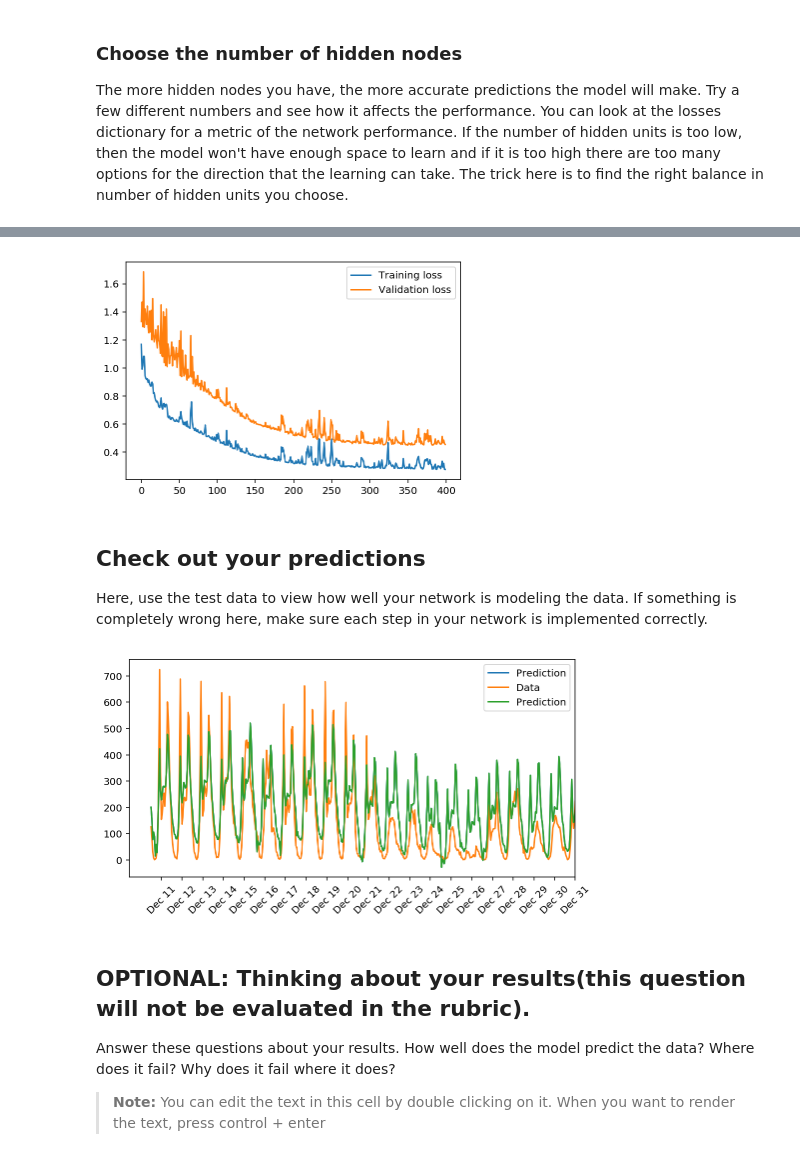
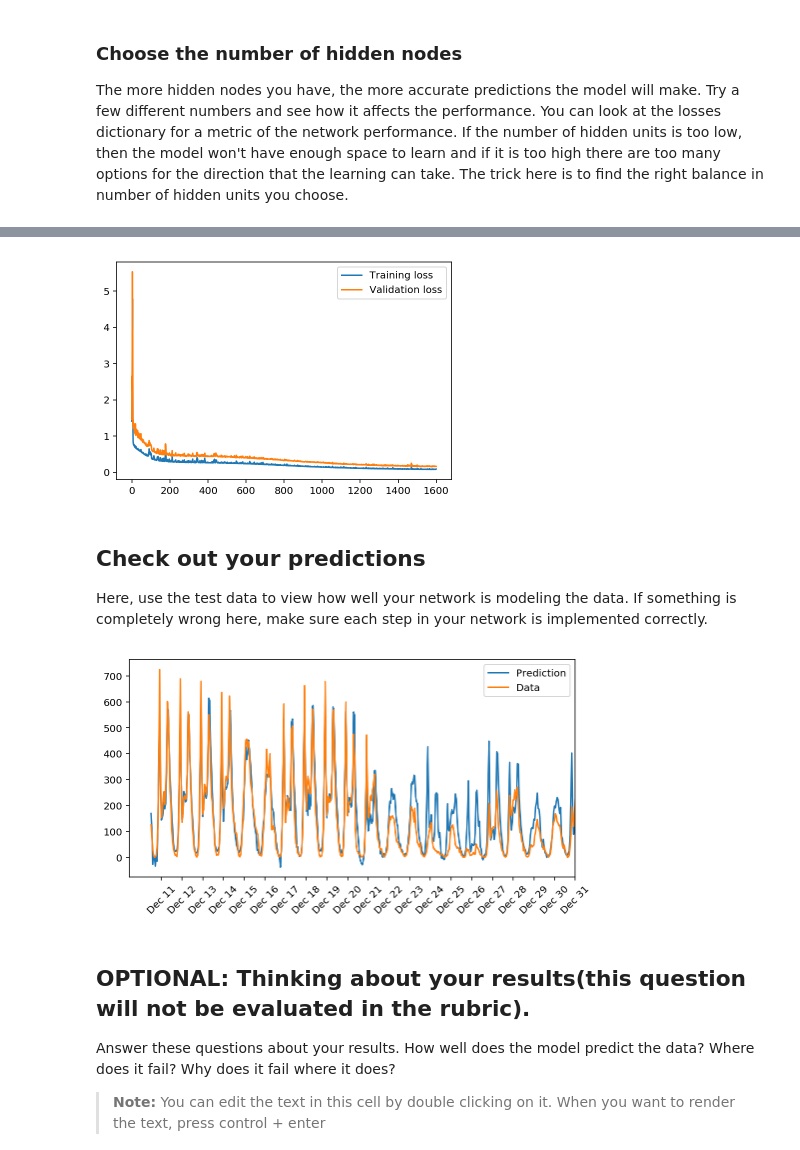
Before and after one commit to gfphoenix/first-neural-network, a Jupyter notebook: Your_first_neural_network.ipynb, the cells around one changed output, grey strips where cells are left out. Saved outputs shown, nothing was run; the diff lists cells and outputs as text; code cells hidden in the pictures.

```diff
--- a/Your_first_neural_network.ipynb
+++ b/Your_first_neural_network.ipynb
@@ -307,8 +307,8 @@ The more hidden nodes you have, the more accurate predictions the model will mak
 import sys
 
 ### Set the hyperparameters here ###
-iterations = 400
-learning_rate = 0.5
+iterations = 1600
+learning_rate = 0.8
 hidden_nodes = 12
 output_nodes = 1
 
@@ -322,8 +322,8 @@ for ii in range(iterations):
     X, y = train_features.ix[batch].values, train_targets.ix[batch]['cnt']
 
     network.train(X, y)
-    if ii % 10 == 0:
-        learning_rate *= .8
+    if ii % 80 == 0:
+        learning_rate = learning_rate * 0.85
     # Printing out the training progress
     train_loss = MSE(network.run(train_features).T, train_targets['cnt'].values)
     val_loss = MSE(network.run(val_features).T, val_targets['cnt'].values)
@@ -342,7 +342,7 @@ plt.plot(losses['validation'], label='Validation loss')
 plt.legend()
 _ = plt.ylim()
 # %% [output]
-[figure, old version]
+[figure, new version]
 # %% [markdown]
 ## Check out your predictions
 
@@ -350,20 +350,20 @@ Here, use the test data to view how well your network is modeling the data. If s
 # %%
 fig, ax = plt.subplots(figsize=(8,4))
 
 mean, std = scaled_features['cnt']
 predictions = network.run(test_features).T*std + mean
 ax.plot(predictions[0], label='Prediction')
 ax.plot((test_targets['cnt']*std + mean).values, label='Data')
-ax.plot(predictions[0], label='Prediction')
+#ax.plot(predictions[0], label='Prediction')
 ax.set_xlim(right=len(predictions))
 ax.legend()
 
 dates = pd.to_datetime(rides.ix[test_data.index]['dteday'])
 dates = dates.apply(lambda d: d.strftime('%b %d'))
 ax.set_xticks(np.arange(len(dates))[12::24])
 _ = ax.set_xticklabels(dates[12::24], rotation=45)
 # %% [output]
-[figure, old version]
+[figure, new version]
 # %% [markdown]
 ## OPTIONAL: Thinking about your results(this question will not be evaluated in the rubric).
 
```
Also changed, not shown: parts of 1 cell of this notebook, 2 other files.
